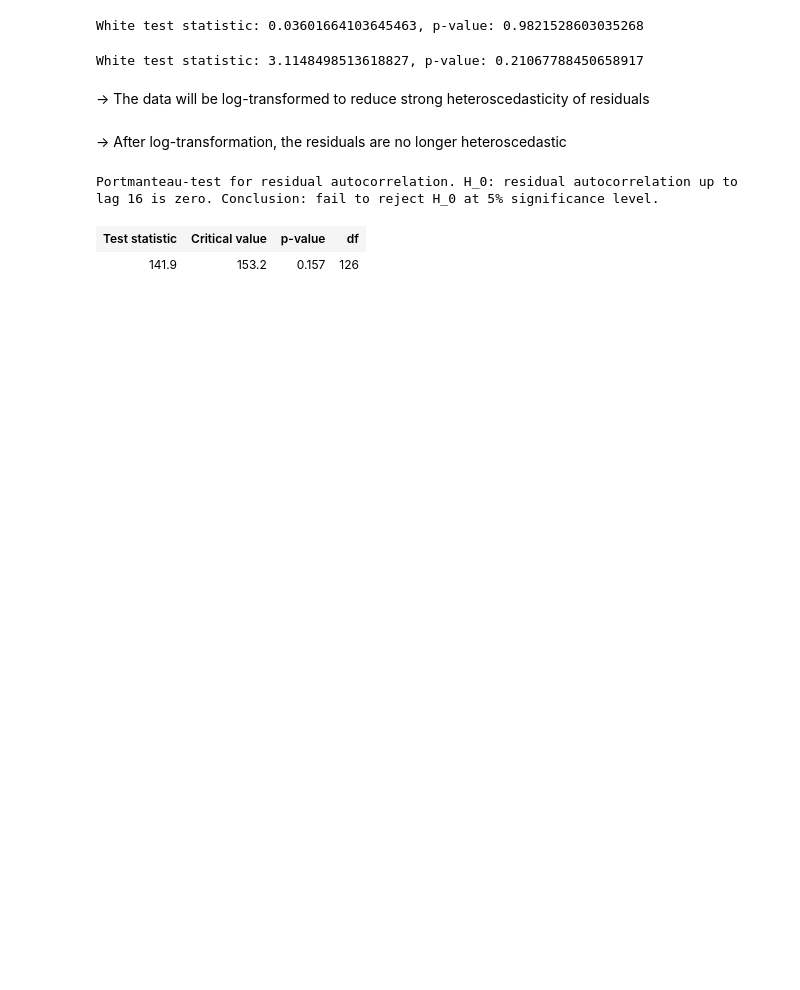
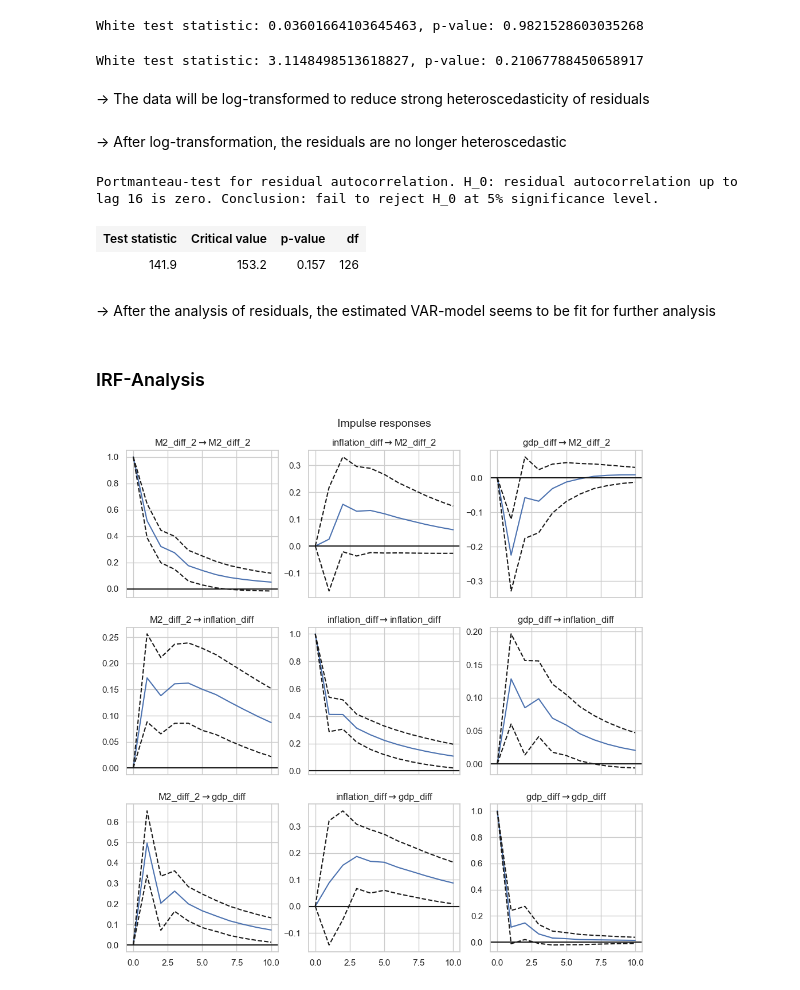
Before and after one commit to niklas0801/VAR_Models, a Jupyter notebook: VAR_model.ipynb, the cells around one changed output. Saved outputs shown, nothing was run; the diff lists cells and outputs as text; code cells hidden in the pictures; blank space fills up the shorter version.

Commit message:
include impulse-response-functions of the model

```diff
--- a/VAR_model.ipynb
+++ b/VAR_model.ipynb
@@ -466,3 +466,14 @@ whiteness_test.summary()
 Portmanteau-test for residual autocorrelation. H_0: residual autocorrelation up to lag 16 is zero. Conclusion: fail to reject H_0 at 5% significance level.
 | Test statistic | Critical value | p-value | df |
 | 141.9 | 153.2 | 0.157 | 126 |
+# %% [markdown]
+-> After the analysis of residuals, the estimated VAR-model seems to be fit for further analysis
+# %% [markdown]
+### IRF-Analysis
+# %%
+irf = model_fit.irf(10)
+
+irf.plot(orth=False)
+plt.show()
+# %% [output]
+[figure, added]
```
Also changed, not shown: parts of 10 cells of this notebook.
